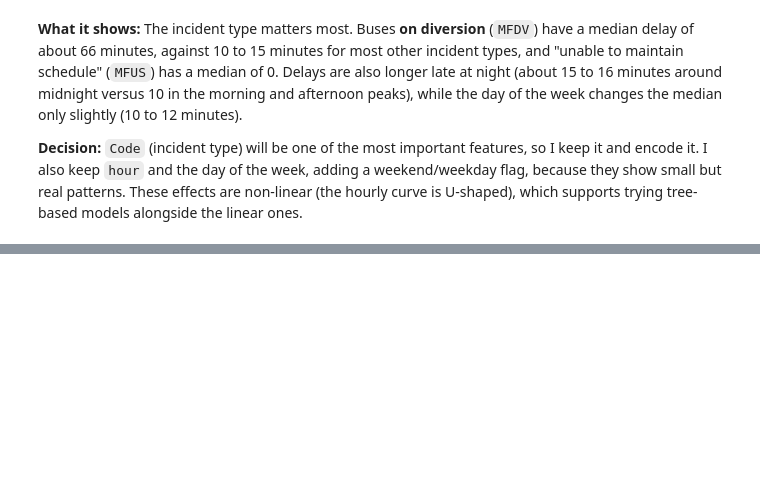
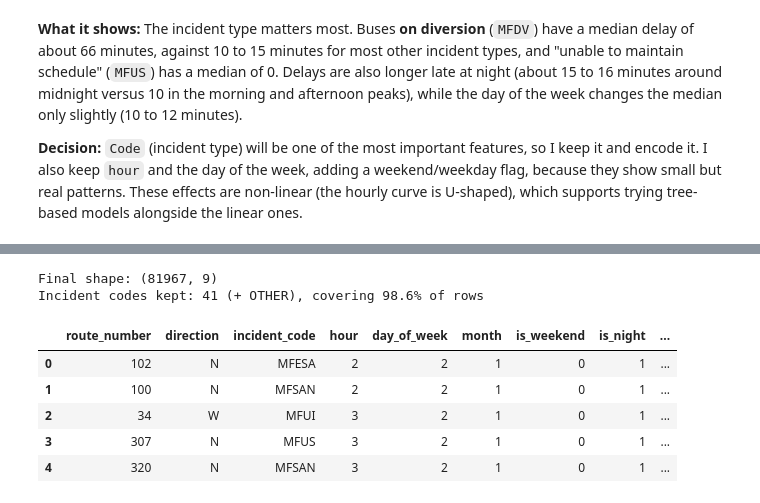
Before and after one commit to Byiringiro-saaad/linear_regression_model, a Jupyter notebook: summative/linear_regression/multivariate.ipynb, the cells around one changed output, grey strips where cells are left out. Saved outputs shown, nothing was run; the diff lists cells and outputs as text; code cells hidden in the pictures; blank space fills up the shorter version.

```diff
--- a/summative/linear_regression/multivariate.ipynb
+++ b/summative/linear_regression/multivariate.ipynb
@@ -243,0 +265,18 @@ plt.show()
+# %%
+clean = df.copy()
+print(f"Start:                              {len(clean):>7,} rows")
+
+clean = clean.drop_duplicates()
+print(f"After removing duplicates:          {len(clean):>7,} rows")
+
+clean["route_number"] = pd.to_numeric(clean["Line"].str.extract(r"^(\d+)")[0], errors="coerce")
+clean = clean[clean["route_number"].between(1, 999)]
+clean["route_number"] = clean["route_number"].astype(int)
+print(f"After keeping valid routes (1-999): {len(clean):>7,} rows")
+
+clean = clean[clean["Bound"].isin(["N", "S", "E", "W"])]
+print(f"After keeping valid directions:     {len(clean):>7,} rows")
+
+MAX_DELAY = 120
+clean = clean[clean["Min Delay"] <= MAX_DELAY]
+print(f"After removing delays > {MAX_DELAY} min:   {len(clean):>7,} rows")
@@ -243,0 +299,31 @@ plt.show()
+# %%
+clean["Date"] = pd.to_datetime(clean["Date"])
+clean["hour"] = pd.to_datetime(clean["Time"], format="%H:%M").dt.hour
+clean["day_of_week"] = clean["Date"].dt.day_of_week
+clean["month"] = clean["Date"].dt.month
+clean["is_weekend"] = (clean["day_of_week"] >= 5).astype(int)
+clean["is_night"] = ((clean["hour"] >= 21) | (clean["hour"] < 5)).astype(int)
+
+code_counts = clean["Code"].value_counts()
+KNOWN_CODES = sorted(code_counts[code_counts >= 100].index)
+clean["incident_code"] = clean["Code"].where(clean["Code"].isin(KNOWN_CODES), "OTHER")
+clean["direction"] = clean["Bound"]
+
+CATEGORICAL = ["route_number", "direction", "incident_code"]
+NUMERIC = ["hour", "day_of_week", "month", "is_weekend", "is_night"]
+FEATURES = CATEGORICAL + NUMERIC
+TARGET = "Min Delay"
+
+data = clean[FEATURES + [TARGET]].reset_index(drop=True)
+print("Final shape:", data.shape)
+print(f"Incident codes kept: {len(KNOWN_CODES)} (+ OTHER), covering {(clean['incident_code'] != 'OTHER').mean():.1%} of rows")
+data.head()
+# %% [output]
+Final shape: (81967, 9)
+Incident codes kept: 41 (+ OTHER), covering 98.6% of rows
+|  | route_number | direction | incident_code | hour | day_of_week | month | is_weekend | is_night | ... |
+| 0 | 102 | N | MFESA | 2 | 2 | 1 | 0 | 1 | ... |
+| 1 | 100 | N | MFSAN | 2 | 2 | 1 | 0 | 1 | ... |
+| 2 | 34 | W | MFUI | 3 | 2 | 1 | 0 | 1 | ... |
+| 3 | 307 | N | MFUS | 3 | 2 | 1 | 0 | 1 | ... |
+| 4 | 320 | N | MFSAN | 3 | 2 | 1 | 0 | 1 | ... |
```
Also changed, not shown: parts of 10 cells of this notebook.
